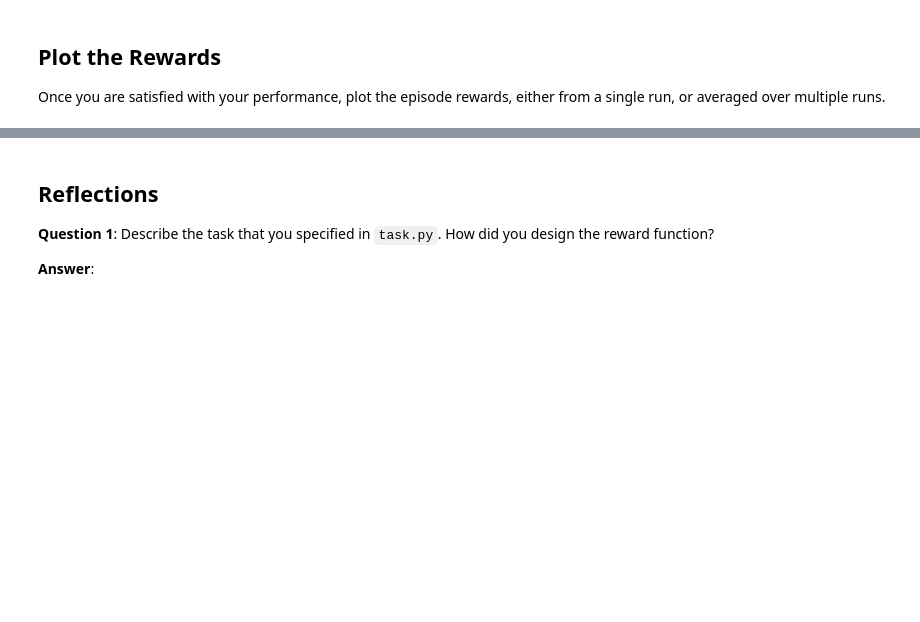
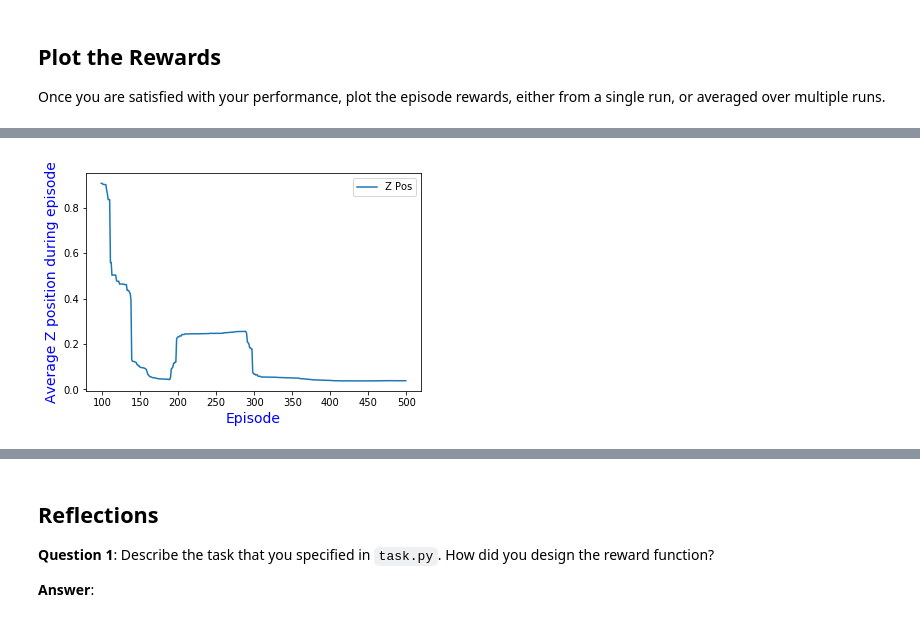
Before and after one commit to dan-lennox/ml-udacity-quadcopter-rl, a Jupyter notebook: Quadcopter_Project.ipynb, the cells around one changed output, grey strips where cells are left out. Drawn from its saved outputs; the diff is of its cells as text; code cells hidden in the pictures; blank space fills up the shorter version.

```diff
--- a/Quadcopter_Project.ipynb
+++ b/Quadcopter_Project.ipynb
@@ -319,0 +349,19 @@ _ = plt.ylim()
+# %%
+## TODO: Plot the average finishing position.
+import matplotlib.pyplot as plt
+%matplotlib inline
+
+plt.plot([x + 99 for x in range(num_episodes -99)], avg_z_positions, label='Z Pos')
+plt.legend()
+plt.xlabel('Episode', fontsize=14, color='blue')
+#plt.ylabel('Average Z position at episode end', fontsize=14, color='blue')
+plt.ylabel('Average Z position during episode', fontsize=14, color='blue')
+_ = plt.ylim()
+
+# flying to high...
+# But... reward and z position seem to be aligned.
+# However "higher finishing z == higher reward" --- how to cap it at the z target?
+
+# So gets to 12 (as expected).. but then reward must encourage moving down again.
+# %% [output]
+[figure, added]
```
Also changed, not shown: parts of 12 cells of this notebook.
